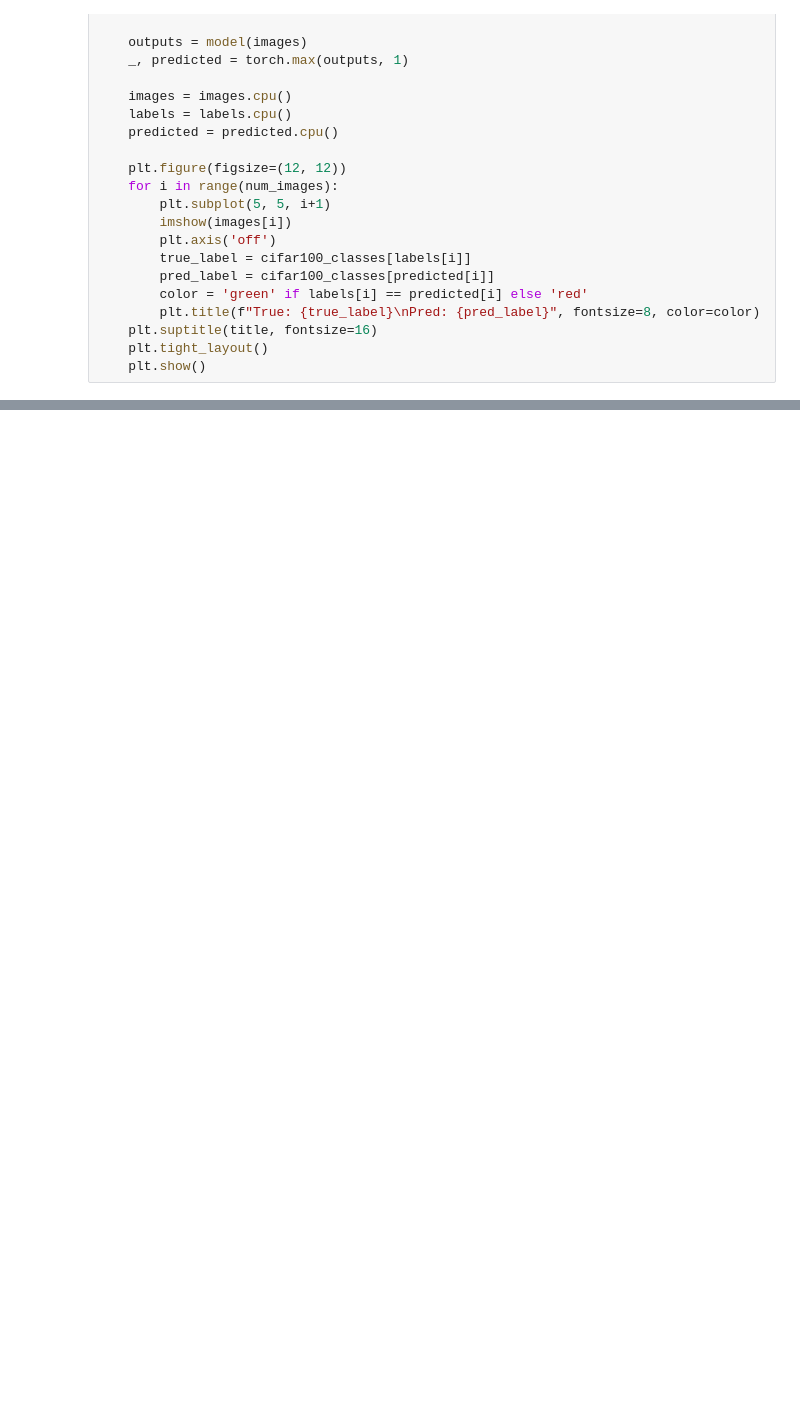
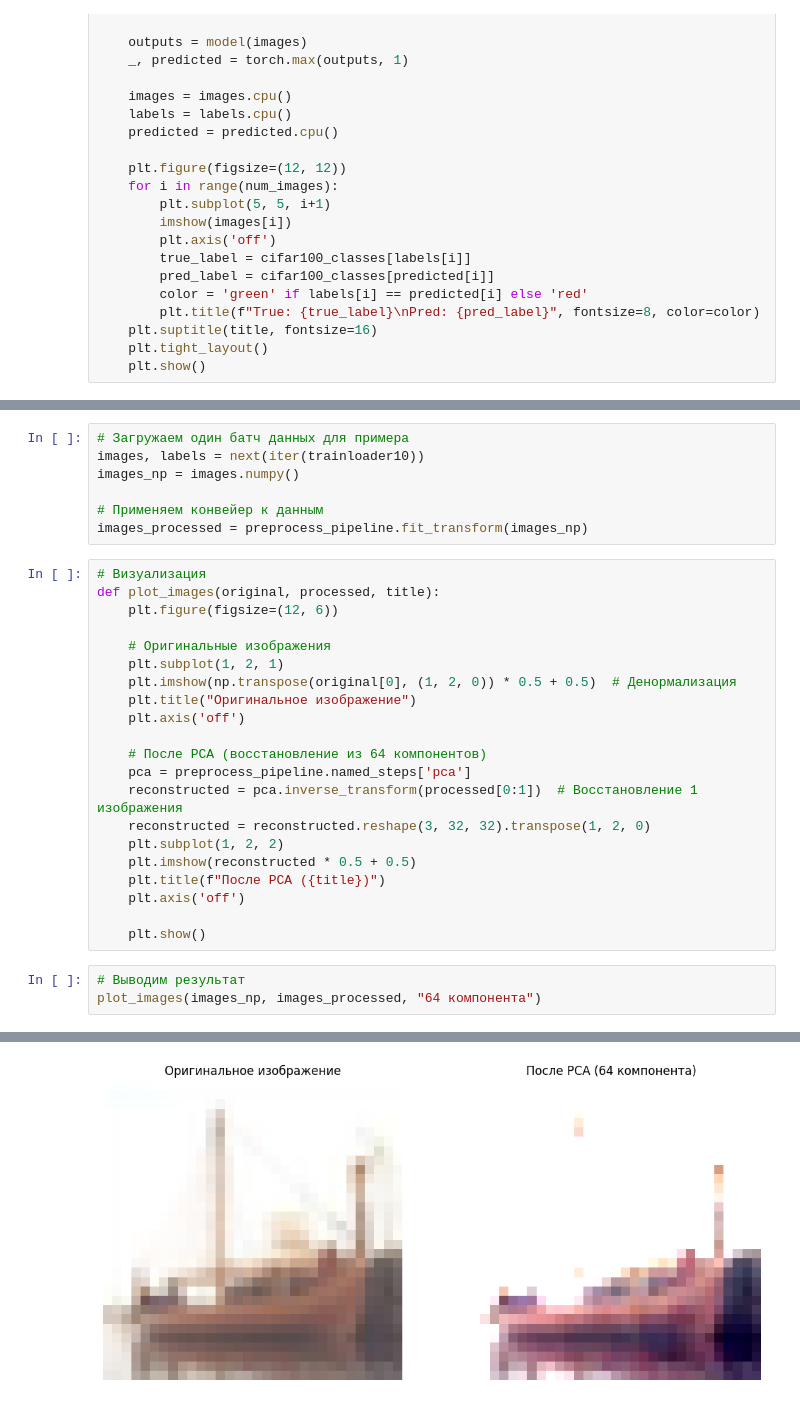
Before and after one commit to D1emonk/My-repo, a Jupyter notebook: Lesson_30.ipynb, the cells around one changed output, grey strips where cells are left out. Cells and saved outputs as stored; diff of their text form; blank space fills up the shorter version.

Commit message:
Использование Scikit-learn Pipeline для предобработки

```diff
--- a/Lesson_30.ipynb
+++ b/Lesson_30.ipynb
@@ -219,0 +272,32 @@ visualize_predictions(model, testloader100, "После Transfer Learning (то
+# %%
+# Загружаем один батч данных для примера
+images, labels = next(iter(trainloader10))
+images_np = images.numpy()
+
+# Применяем конвейер к данным
+images_processed = preprocess_pipeline.fit_transform(images_np)
+# %%
+# Визуализация
+def plot_images(original, processed, title):
+    plt.figure(figsize=(12, 6))
+
+    # Оригинальные изображения
+    plt.subplot(1, 2, 1)
+    plt.imshow(np.transpose(original[0], (1, 2, 0)) * 0.5 + 0.5)  # Денормализация
+    plt.title("Оригинальное изображение")
+    plt.axis('off')
+
+    # После PCA (восстановление из 64 компонентов)
+    pca = preprocess_pipeline.named_steps['pca']
+    reconstructed = pca.inverse_transform(processed[0:1])  # Восстановление 1 изображения
+    reconstructed = reconstructed.reshape(3, 32, 32).transpose(1, 2, 0)
+    plt.subplot(1, 2, 2)
+    plt.imshow(reconstructed * 0.5 + 0.5)
+    plt.title(f"После PCA ({title})")
+    plt.axis('off')
+
+    plt.show()
+# %%
+# Выводим результат
+plot_images(images_np, images_processed, "64 компонента")
+# %% [output]
@@ -219,0 +305 @@ visualize_predictions(model, testloader100, "После Transfer Learning (то
+[figure, added]
```
Also changed, not shown: parts of 13 cells of this notebook.
